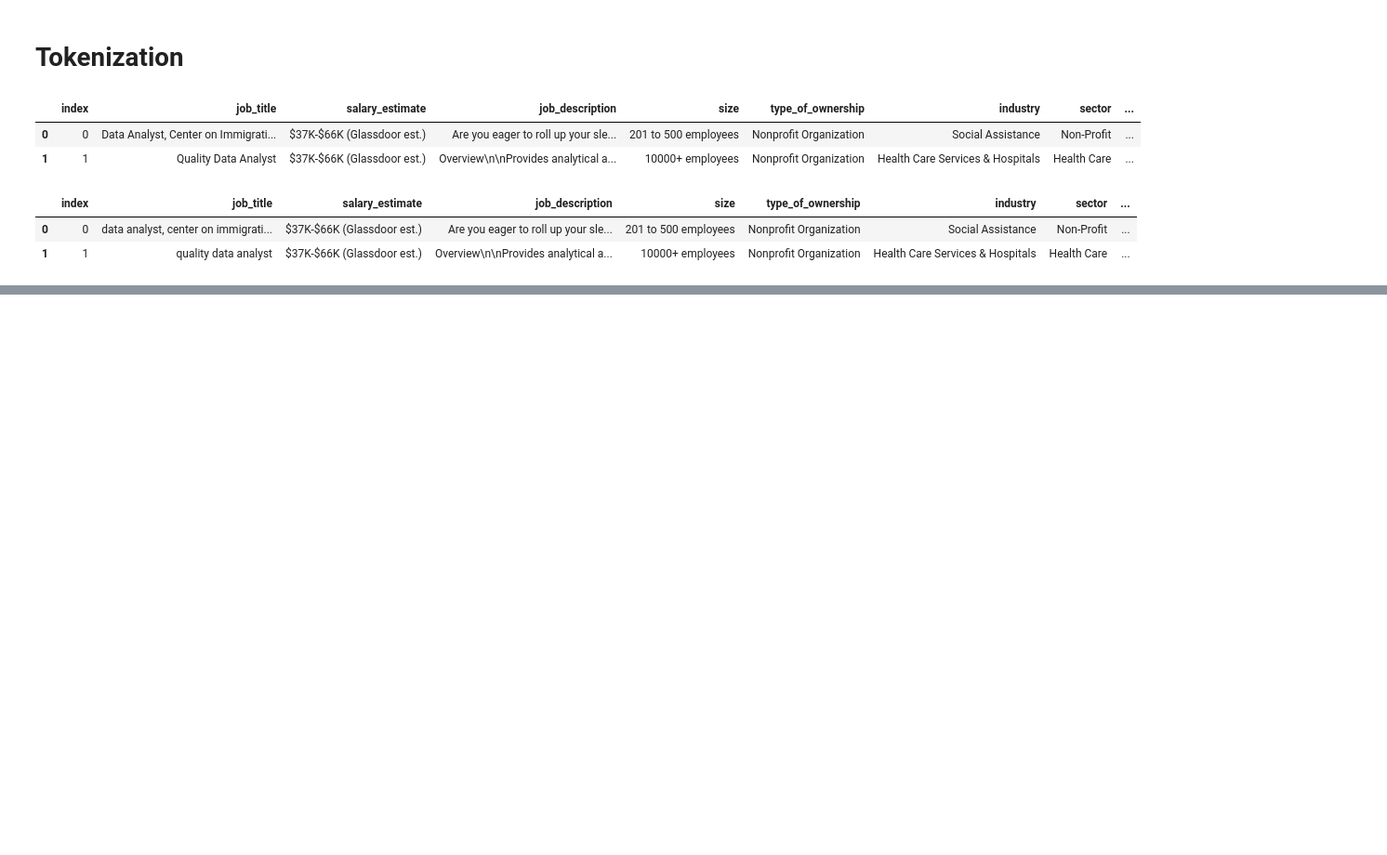
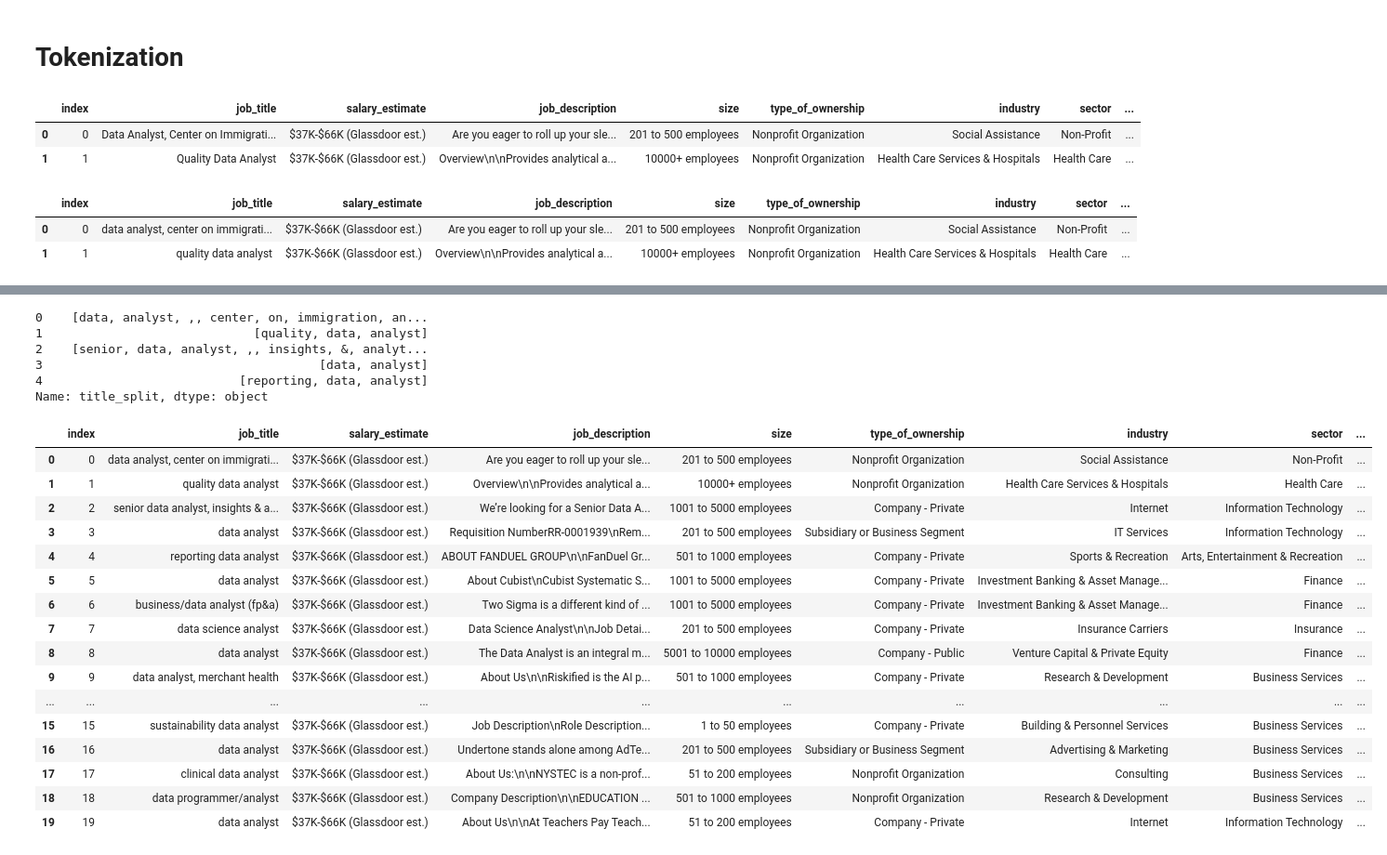
Before and after one commit to Nuel-EN/Capstone-Project-, a Jupyter notebook: Nuel-NB.ipynb, the cells around one changed output, grey strips where cells are left out. Shown: that part at 93% size. Saved outputs shown, nothing was run; the diff lists cells and outputs as text; code cells hidden in the pictures; blank space fills up the shorter version.

```diff
--- a/Nuel-NB.ipynb
+++ b/Nuel-NB.ipynb
@@ -280,0 +271,9 @@ my_keywords = ['data', 'analyst', 'data analyst', 'data scientist', 'bi analyst'
+# %%
+master_token_df.title_split.head()
+# %% [output]
+0    [data, analyst, ,, center, on, immigration, an...
+1                             [quality, data, analyst]
+2    [senior, data, analyst, ,, insights, &, analyt...
+3                                      [data, analyst]
+4                           [reporting, data, analyst]
+Name: title_split, dtype: object
@@ -282,0 +287,20 @@ master_token_df['title_split'] = (master_token_df['title_split'].apply(lambda x:
+# %%
+master_token_df.head(20)
+# %% [output]
+|  | index | job_title | salary_estimate | job_description | size | type_of_ownership | industry | sector | ... |
+| 0 | 0 | data analyst, center on immigrati... | $37K-$66K (Glassdoor est.) | Are you eager to roll up your sle... | 201 to 500 employees | Nonprofit Organization | Social Assistance | Non-Profit | ... |
+| 1 | 1 | quality data analyst | $37K-$66K (Glassdoor est.) | Overview\n\nProvides analytical a... | 10000+ employees | Nonprofit Organization | Health Care Services & Hospitals | Health Care | ... |
+| 2 | 2 | senior data analyst, insights & a... | $37K-$66K (Glassdoor est.) | We’re looking for a Senior Data A... | 1001 to 5000 employees | Company - Private | Internet | Information Technology | ... |
+| 3 | 3 | data analyst | $37K-$66K (Glassdoor est.) | Requisition NumberRR-0001939\nRem... | 201 to 500 employees | Subsidiary or Business Segment | IT Services | Information Technology | ... |
+| 4 | 4 | reporting data analyst | $37K-$66K (Glassdoor est.) | ABOUT FANDUEL GROUP\n\nFanDuel Gr... | 501 to 1000 employees | Company - Private | Sports & Recreation | Arts, Entertainment & Recreation | ... |
+| 5 | 5 | data analyst | $37K-$66K (Glassdoor est.) | About Cubist\nCubist Systematic S... | 1001 to 5000 employees | Company - Private | Investment Banking & Asset Manage... | Finance | ... |
+| 6 | 6 | business/data analyst (fp&a) | $37K-$66K (Glassdoor est.) | Two Sigma is a different kind of ... | 1001 to 5000 employees | Company - Private | Investment Banking & Asset Manage... | Finance | ... |
+| 7 | 7 | data science analyst | $37K-$66K (Glassdoor est.) | Data Science Analyst\n\nJob Detai... | 201 to 500 employees | Company - Private | Insurance Carriers | Insurance | ... |
+| 8 | 8 | data analyst | $37K-$66K (Glassdoor est.) | The Data Analyst is an integral m... | 5001 to 10000 employees | Company - Public | Venture Capital & Private Equity | Finance | ... |
+| 9 | 9 | data analyst, merchant health | $37K-$66K (Glassdoor est.) | About Us\n\nRiskified is the AI p... | 501 to 1000 employees | Company - Private | Research & Development | Business Services | ... |
+| ... | ... | ... | ... | ... | ... | ... | ... | ... | ... |
+| 15 | 15 | sustainability data analyst | $37K-$66K (Glassdoor est.) | Job Description\nRole Description... | 1 to 50 employees | Company - Private | Building & Personnel Services | Business Services | ... |
+| 16 | 16 | data analyst | $37K-$66K (Glassdoor est.) | Undertone stands alone among AdTe... | 201 to 500 employees | Subsidiary or Business Segment | Advertising & Marketing | Business Services | ... |
+| 17 | 17 | clinical data analyst | $37K-$66K (Glassdoor est.) | About Us:\n\nNYSTEC is a non-prof... | 51 to 200 employees | Nonprofit Organization | Consulting | Business Services | ... |
+| 18 | 18 | data programmer/analyst | $37K-$66K (Glassdoor est.) | Company Description\n\nEDUCATION ... | 501 to 1000 employees | Nonprofit Organization | Research & Development | Business Services | ... |
+| 19 | 19 | data analyst | $37K-$66K (Glassdoor est.) | About Us\n\nAt Teachers Pay Teach... | 51 to 200 employees | Company - Private | Internet | Information Technology | ... |
```
Also changed, not shown: parts of 17 cells of this notebook.
